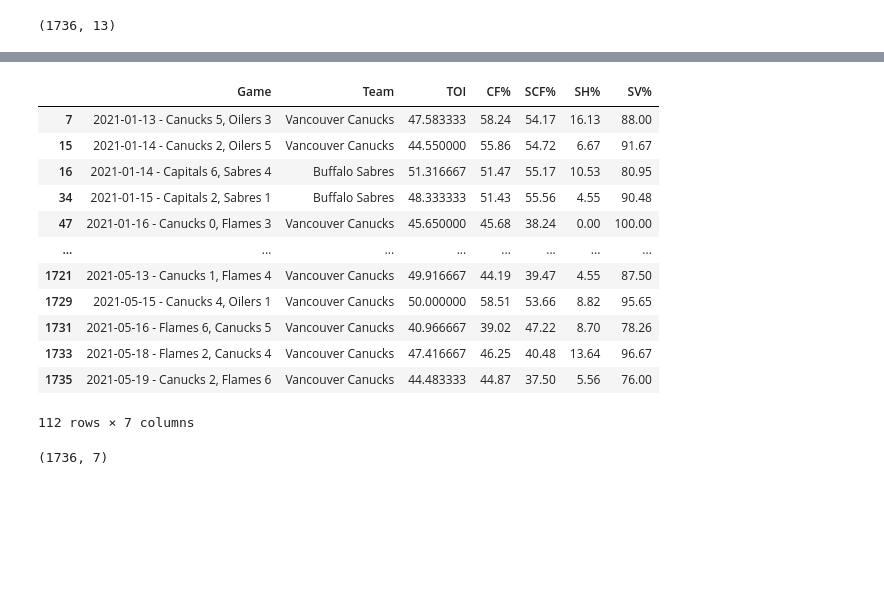
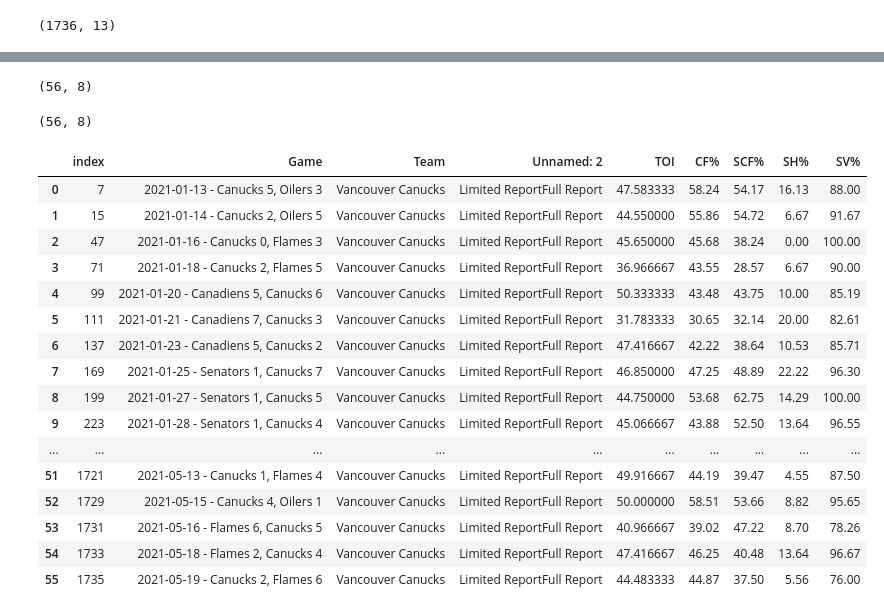
Before and after one commit to data301-2021-winter1/project-group23-project, a Jupyter notebook: notebooks/analysis1.ipynb, the cells around one changed output, grey strips where cells are left out. Cells and saved outputs as stored; diff of their text form; code cells hidden in the pictures; blank space fills up the shorter version.

```diff
--- a/notebooks/analysis1.ipynb
+++ b/notebooks/analysis1.ipynb
@@ -86,20 +86,32 @@ data.shape
 # %%
-data.drop(data[data.Team.isin(["Arizona Coyotes", "Boston Bruins", "Carolina Hurricanes", "Columbus Blue Jackets", "Calgary Flames", "Chicago Blackhawks", "Colorado Avalanche", "Dallas Stars", "Detroit Red Wings", "Florida Panthers", "Los Angeles Kings", "Minnesota Wild", "Nashville Predators", "Pittsburgh Penguins", "San Jose Sharks", "Tampa Bay Lightning", "St Louis Blues", "Vegas Golden Knights", "Edmonton Oilers", "Montreal Canadiens", "New Jersey Devils", "New York Islanders", "New York Rangers", "Ottawa Senators", "Philadelphia Flyers", "Toronto Maple Leafs", "Winnipeg Jets", "Washington Capitals", "Anaheim Ducks"])].index)
+Sabres = df.drop(data[data.Team.isin(["Arizona Coyotes", "Vancouver Canucks",  "Boston Bruins", "Carolina Hurricanes", "Columbus Blue Jackets", "Calgary Flames", "Chicago Blackhawks", "Colorado Avalanche", "Dallas Stars", "Detroit Red Wings", "Florida Panthers", "Los Angeles Kings", "Minnesota Wild", "Nashville Predators", "Pittsburgh Penguins", "San Jose Sharks", "Tampa Bay Lightning", "St Louis Blues", "Vegas Golden Knights", "Edmonton Oilers", "Montreal Canadiens", "New Jersey Devils", "New York Islanders", "New York Rangers", "Ottawa Senators", "Philadelphia Flyers", "Toronto Maple Leafs", "Winnipeg Jets", "Washington Capitals", "Anaheim Ducks"])].index)
-# %% [output]
-|  | Game | Team | TOI | CF% | SCF% | SH% | SV% |
-| 7 | 2021-01-13 - Canucks 5, Oilers 3 | Vancouver Canucks | 47.583333 | 58.24 | 54.17 | 16.13 | 88.00 |
-| 15 | 2021-01-14 - Canucks 2, Oilers 5 | Vancouver Canucks | 44.550000 | 55.86 | 54.72 | 6.67 | 91.67 |
-| 16 | 2021-01-14 - Capitals 6, Sabres 4 | Buffalo Sabres | 51.316667 | 51.47 | 55.17 | 10.53 | 80.95 |
-| 34 | 2021-01-15 - Capitals 2, Sabres 1 | Buffalo Sabres | 48.333333 | 51.43 | 55.56 | 4.55 | 90.48 |
-| 47 | 2021-01-16 - Canucks 0, Flames 3 | Vancouver Canucks | 45.650000 | 45.68 | 38.24 | 0.00 | 100.00 |
-| ... | ... | ... | ... | ... | ... | ... | ... |
-| 1721 | 2021-05-13 - Canucks 1, Flames 4 | Vancouver Canucks | 49.916667 | 44.19 | 39.47 | 4.55 | 87.50 |
-| 1729 | 2021-05-15 - Canucks 4, Oilers 1 | Vancouver Canucks | 50.000000 | 58.51 | 53.66 | 8.82 | 95.65 |
-| 1731 | 2021-05-16 - Flames 6, Canucks 5 | Vancouver Canucks | 40.966667 | 39.02 | 47.22 | 8.70 | 78.26 |
-| 1733 | 2021-05-18 - Flames 2, Canucks 4 | Vancouver Canucks | 47.416667 | 46.25 | 40.48 | 13.64 | 96.67 |
-| 1735 | 2021-05-19 - Canucks 2, Flames 6 | Vancouver Canucks | 44.483333 | 44.87 | 37.50 | 5.56 | 76.00 |
-112 rows × 7 columns
 # %%
-data.shape
+Sabres.shape
 # %% [output]
-(1736, 7)
+(56, 8)
+# %%
+Canucks = df.drop(data[data.Team.isin(["Arizona Coyotes", "Buffalo Sabres", "Boston Bruins", "Carolina Hurricanes", "Columbus Blue Jackets", "Calgary Flames", "Chicago Blackhawks", "Colorado Avalanche", "Dallas Stars", "Detroit Red Wings", "Florida Panthers", "Los Angeles Kings", "Minnesota Wild", "Nashville Predators", "Pittsburgh Penguins", "San Jose Sharks", "Tampa Bay Lightning", "St Louis Blues", "Vegas Golden Knights", "Edmonton Oilers", "Montreal Canadiens", "New Jersey Devils", "New York Islanders", "New York Rangers", "Ottawa Senators", "Philadelphia Flyers", "Toronto Maple Leafs", "Winnipeg Jets", "Washington Capitals", "Anaheim Ducks"])].index)
+Canucks.shape
+# %% [output]
+(56, 8)
+# %%
+Canucks1 = Canucks.reset_index()
+Canucks1
+# %% [output]
+|  | index | Game | Team | Unnamed: 2 | TOI | CF% | SCF% | SH% | SV% |
+| 0 | 7 | 2021-01-13 - Canucks 5, Oilers 3 | Vancouver Canucks | Limited ReportFull Report | 47.583333 | 58.24 | 54.17 | 16.13 | 88.00 |
+| 1 | 15 | 2021-01-14 - Canucks 2, Oilers 5 | Vancouver Canucks | Limited ReportFull Report | 44.550000 | 55.86 | 54.72 | 6.67 | 91.67 |
+| 2 | 47 | 2021-01-16 - Canucks 0, Flames 3 | Vancouver Canucks | Limited ReportFull Report | 45.650000 | 45.68 | 38.24 | 0.00 | 100.00 |
+| 3 | 71 | 2021-01-18 - Canucks 2, Flames 5 | Vancouver Canucks | Limited ReportFull Report | 36.966667 | 43.55 | 28.57 | 6.67 | 90.00 |
+| 4 | 99 | 2021-01-20 - Canadiens 5, Canucks 6 | Vancouver Canucks | Limited ReportFull Report | 50.333333 | 43.48 | 43.75 | 10.00 | 85.19 |
+| 5 | 111 | 2021-01-21 - Canadiens 7, Canucks 3 | Vancouver Canucks | Limited ReportFull Report | 31.783333 | 30.65 | 32.14 | 20.00 | 82.61 |
+| 6 | 137 | 2021-01-23 - Canadiens 5, Canucks 2 | Vancouver Canucks | Limited ReportFull Report | 47.416667 | 42.22 | 38.64 | 10.53 | 85.71 |
+| 7 | 169 | 2021-01-25 - Senators 1, Canucks 7 | Vancouver Canucks | Limited ReportFull Report | 46.850000 | 47.25 | 48.89 | 22.22 | 96.30 |
+| 8 | 199 | 2021-01-27 - Senators 1, Canucks 5 | Vancouver Canucks | Limited ReportFull Report | 44.750000 | 53.68 | 62.75 | 14.29 | 100.00 |
+| 9 | 223 | 2021-01-28 - Senators 1, Canucks 4 | Vancouver Canucks | Limited ReportFull Report | 45.066667 | 43.88 | 52.50 | 13.64 | 96.55 |
+| ... | ... | ... | ... | ... | ... | ... | ... | ... | ... |
+| 51 | 1721 | 2021-05-13 - Canucks 1, Flames 4 | Vancouver Canucks | Limited ReportFull Report | 49.916667 | 44.19 | 39.47 | 4.55 | 87.50 |
+| 52 | 1729 | 2021-05-15 - Canucks 4, Oilers 1 | Vancouver Canucks | Limited ReportFull Report | 50.000000 | 58.51 | 53.66 | 8.82 | 95.65 |
+| 53 | 1731 | 2021-05-16 - Flames 6, Canucks 5 | Vancouver Canucks | Limited ReportFull Report | 40.966667 | 39.02 | 47.22 | 8.70 | 78.26 |
+| 54 | 1733 | 2021-05-18 - Flames 2, Canucks 4 | Vancouver Canucks | Limited ReportFull Report | 47.416667 | 46.25 | 40.48 | 13.64 | 96.67 |
+| 55 | 1735 | 2021-05-19 - Canucks 2, Flames 6 | Vancouver Canucks | Limited ReportFull Report | 44.483333 | 44.87 | 37.50 | 5.56 | 76.00 |
```
Also changed, not shown: parts of 7 cells of this notebook.
